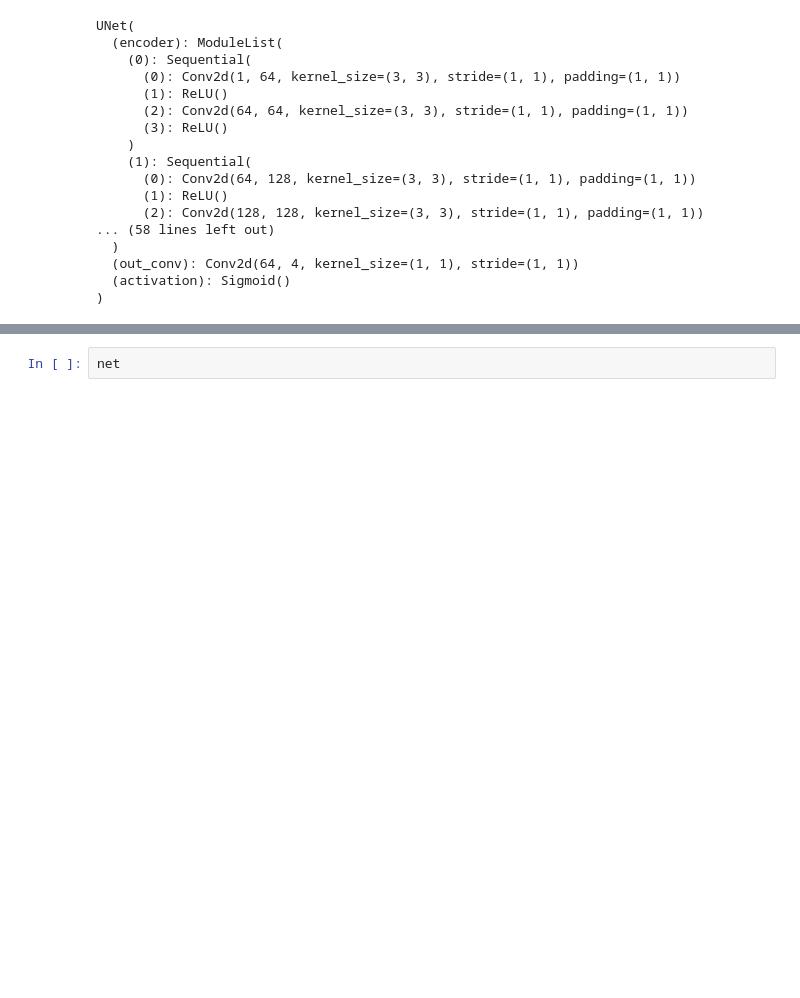
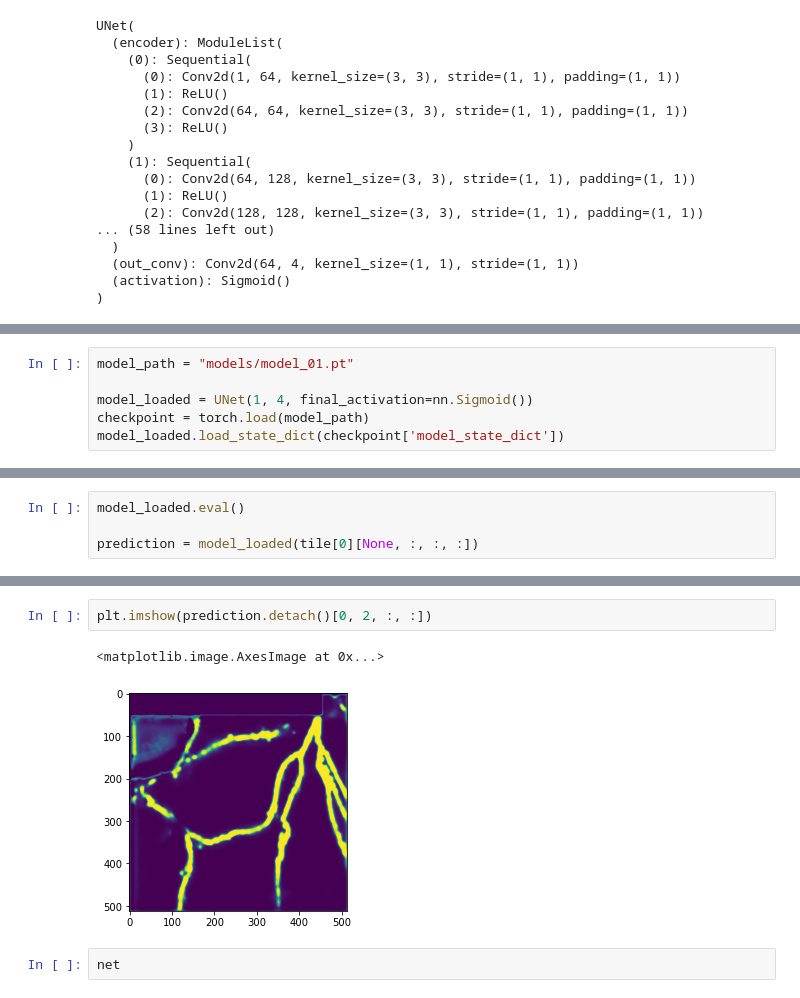
Before and after one commit to Buglakova/fibsem_segm, a Jupyter notebook: 3_unet2d.ipynb, the cells around one changed output, grey strips where cells are left out. Cells and saved outputs as stored; diff of their text form; blank space fills up the shorter version.

```diff
--- a/3_unet2d.ipynb
+++ b/3_unet2d.ipynb
@@ -581,0 +605,6 @@ Validate: Average loss: 1.1137, Average Metric: 1.1137
+# %%
+model_path = "models/model_01.pt"
+
+model_loaded = UNet(1, 4, final_activation=nn.Sigmoid())
+checkpoint = torch.load(model_path)
+model_loaded.load_state_dict(checkpoint['model_state_dict'])
@@ -581,0 +619,4 @@ Validate: Average loss: 1.1137, Average Metric: 1.1137
+# %%
+model_loaded.eval()
+
+prediction = model_loaded(tile[0][None, :, :, :])
@@ -582,3 +638,8 @@ Validate: Average loss: 1.1137, Average Metric: 1.1137
+# %%
+plt.imshow(prediction.detach()[0, 2, :, :])
+# %% [output]
+<matplotlib.image.AxesImage at 0x...>
+[figure, added]
 # %%
 net
 # %% [output]
```
Also changed, not shown: parts of 11 cells of this notebook.
